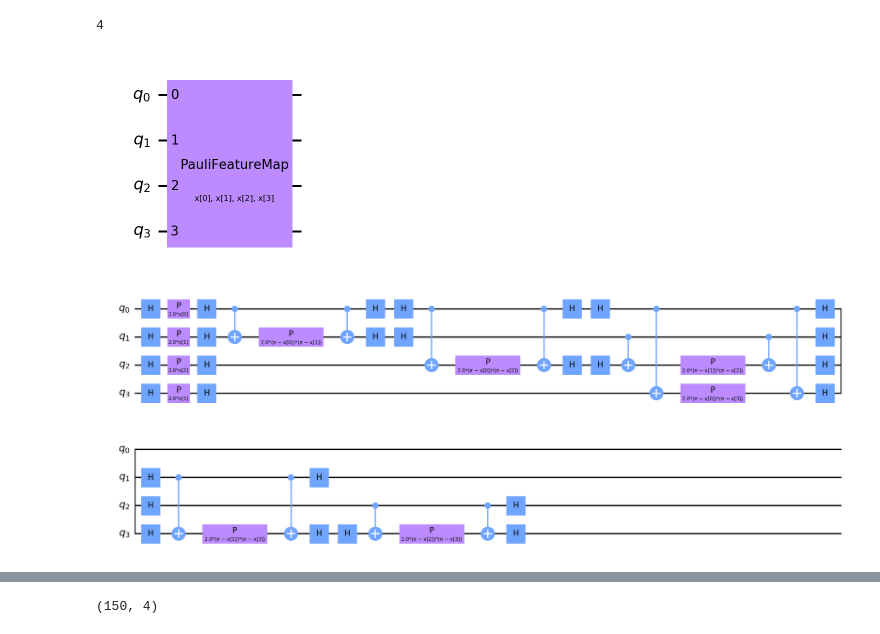
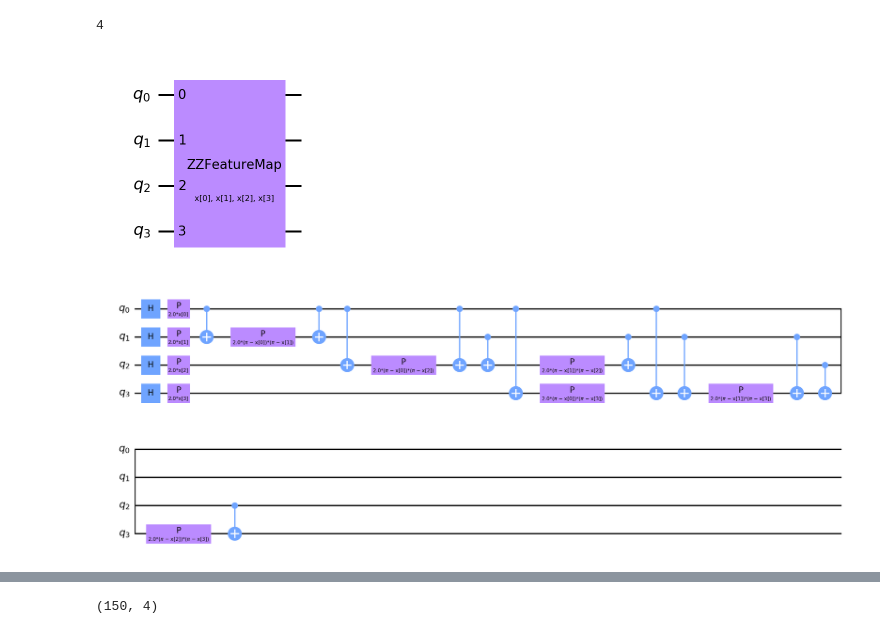
Before and after one commit to sergiomtzlosa/qml-notebooks, a Jupyter notebook: 08 - iris_qnn_100%_score.ipynb, the cells around one changed output, grey strips where cells are left out. Drawn from its saved outputs; the diff is of its cells as text; code cells hidden in the pictures.

```diff
--- a/08 - iris_qnn_100%_score.ipynb
+++ b/08 - iris_qnn_100%_score.ipynb
@@ -170,14 +170,14 @@ features
 # %% [output]
 4
 # %%
-#feature_map = ZZFeatureMap(feature_dimension = features, reps = 1, entanglement = "full")
-feature_map = PauliFeatureMap(feature_dimension = features, reps=1, paulis=['Z', 'XX'], entanglement = "full")
+feature_map = ZZFeatureMap(feature_dimension = features, reps = 1, entanglement = "full")
+#feature_map = PauliFeatureMap(feature_dimension = features, reps=1, paulis=['Z', 'XX'], entanglement = "full")
 feature_map.draw('mpl')
 # %% [output]
-[figure, old version]
+[figure, new version]
 # %%
 feature_map.decompose().draw('mpl')
 # %% [output]
-[figure, old version]
+[figure, new version]
 # %%
 num_qubits = features
```
Also changed, not shown: parts of 10 cells of this notebook, 1 other file.
